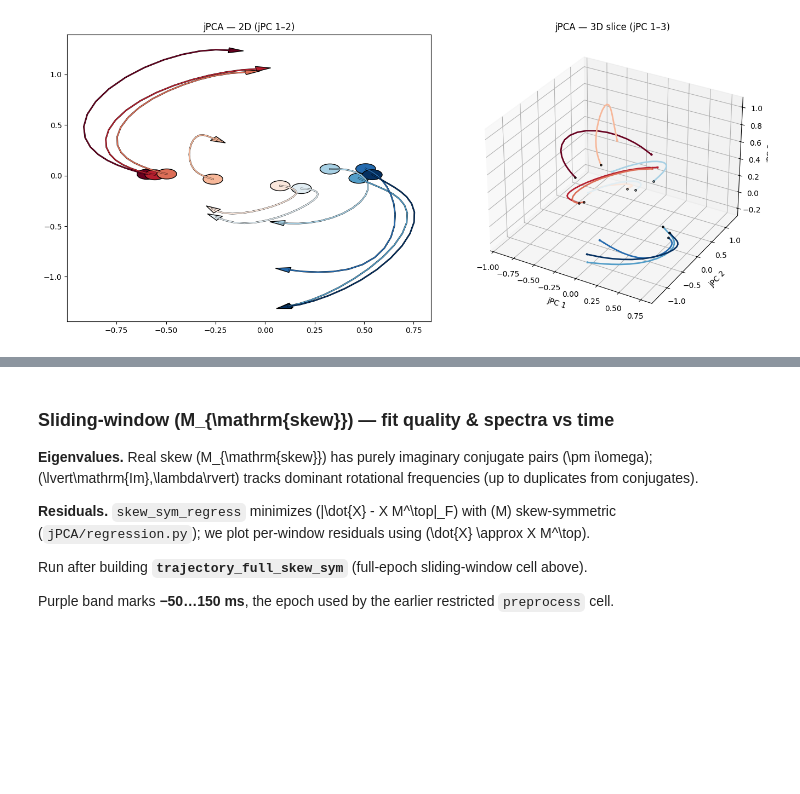
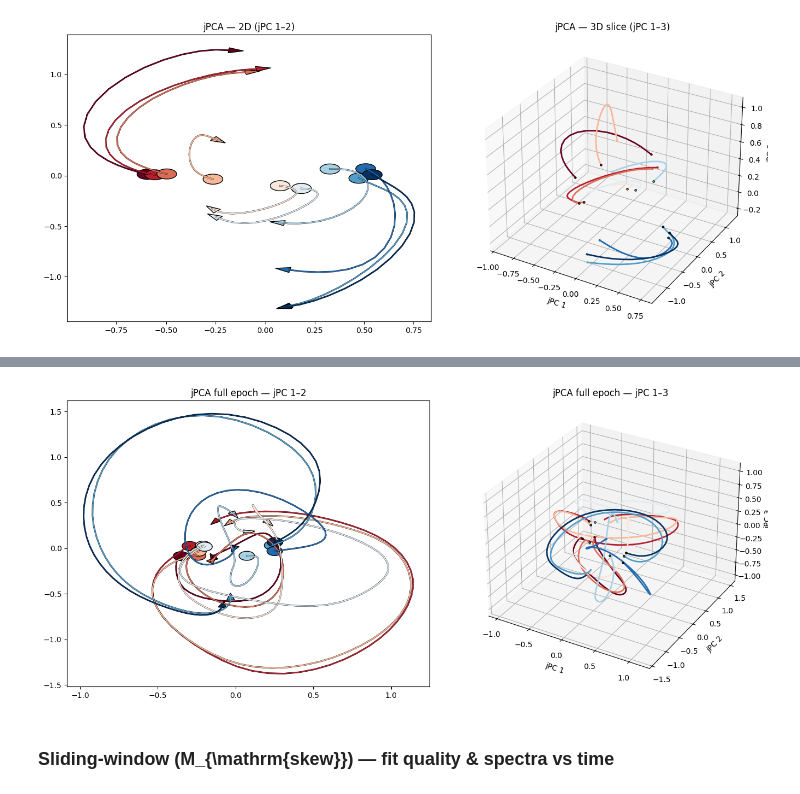
Before and after one commit to Yishu-Li/Time-varyingND, a Jupyter notebook: report.ipynb, the cells around one changed output, grey strips where cells are left out. Drawn from its saved outputs; the diff is of its cells as text; code cells hidden in the pictures; blank space fills up the shorter version.

```diff
--- a/report.ipynb
+++ b/report.ipynb
@@ -259,14 +255,36 @@ full epoch: T=61 bins, 57 window fits (lstq + skew_sym each)
 57 (6, 6)
+# %%
+# plot jPCA trajectories for the full time length available in the data
+Xgf = np.concatenate([x[:-1] for x in data_list_full])
+Xdgf = np.concatenate([np.diff(x, axis=0) for x in data_list_full])
+M_full = skew_sym_regress(Xgf, Xdgf)
+
+num_jpcs = 6
+jp_full = JPCA(num_jpcs=num_jpcs)
+jp_full.jpcs = jp_full._calculate_jpcs(M_full)
+jp_full.align_jpcs(data_list_full)
+w = jp_full.jpcs
+
+projected_full = [trial @ w for trial in data_list_full]
+
+fig = plt.figure(figsize=(14, 6))
+ax2d = fig.add_subplot(1, 2, 1)
+plot_projections(projected_full[:10], axis=ax2d, x_idx=0, y_idx=1)
+ax2d.set_title("jPCA full epoch — jPC 1–2")
+
+ax3d = fig.add_subplot(1, 2, 2, projection="3d")
+plot_3d_projections(projected_full[:10], axis=ax3d, x_idx=0, y_idx=1, z_idx=2)
+ax3d.set_xlabel("jPC 1")
+ax3d.set_ylabel("jPC 2")
+ax3d.set_zlabel("jPC 3")
+ax3d.set_title("jPCA full epoch — jPC 1–3")
+
+plt.tight_layout()
+plt.show()
+# %% [output]
+[figure, added]
 # %% [markdown]
 ### Sliding-window \(M_{\mathrm{skew}}\) — fit quality & spectra vs time
-
-**Eigenvalues.** Real skew \(M_{\mathrm{skew}}\) has purely imaginary conjugate pairs \(\pm i\omega\); \(\lvert\mathrm{Im}\,\lambda\rvert\) tracks dominant rotational frequencies (up to duplicates from conjugates).
-
-**Residuals.** `skew_sym_regress` minimizes \(\|\dot{X} - X M^\top\|_F\) with \(M\) skew-symmetric (`jPCA/regression.py`); we plot per-window residuals using \(\dot{X} \approx X M^\top\).
-
-Run after building **`trajectory_full_skew_sym`** (full-epoch sliding-window cell above).
-
-Purple band marks **−50…150 ms**, the epoch used by the earlier restricted `preprocess` cell.
 # %%
 from matplotlib import patches as mpatches
 
```
Also changed, not shown: parts of 5 cells of this notebook.
